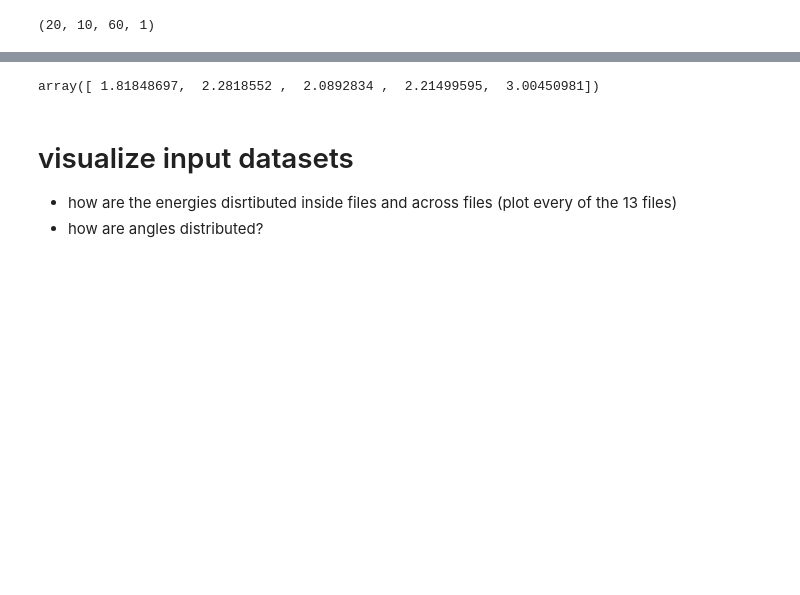
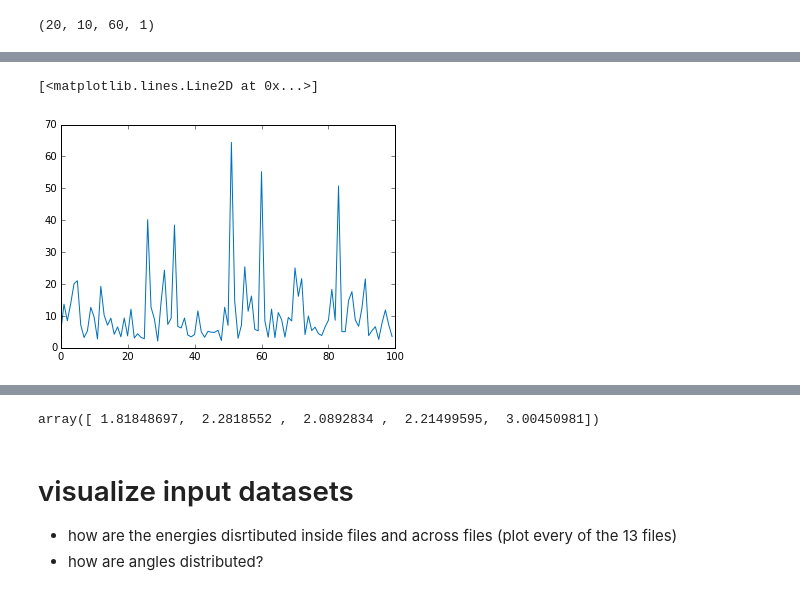
Before and after one commit to johk95/DeepIceLearning, a Jupyter notebook: johannes/updownclassification_3/visualize_input_data.ipynb, the cells around one changed output, grey strips where cells are left out. Drawn from its saved outputs; the diff is of its cells as text; code cells hidden in the pictures; blank space fills up the shorter version.

```diff
--- a/johannes/updownclassification_3/visualize_input_data.ipynb
+++ b/johannes/updownclassification_3/visualize_input_data.ipynb
@@ -148,5 +150,5 @@ f._get_node("/reco_vals").col("zenith")[0:1].shape
 # %%
-input_data=f["time"]
+input_data=f.root.charge
 # %%
 input_data[0].shape
 # %% [output]
@@ -161,0 +156,23 @@ array([ 1.81848697,  2.2818552 ,  2.0892834 ,  2.21499595,  3.00450981])
+# %%
+h=np.sort(f.root.reco_vals[:]["energy"])
+# %%
+l=len(input_data)
+mini, mininz, maxi, maxinz = np.zeros((l)),np.zeros((l)),np.zeros((l)),np.zeros((l))
+j,k=100,0
+for i in range(len(input_data)):
+    if f.root.reco_vals[i]["energy"] > h[-100]:
+        print "h", i
+        event = input_data[i]
+        mini[j] = np.min(event)
+        mininz[j] = np.min(event[event > 0])
+        maxi[j] = np.max(event)
+        maxinz[j] = np.max(event[event > 0])
+        j+=1
+    elif f.root.reco_vals[i]["energy"] < h[100]:
+        print "l", i
+        event = input_data[i]
+        mini[k] = np.min(event)
+        mininz[k] = np.min(event[event > 0])
+        maxi[k] = np.max(event)
+        maxinz[k] = np.max(event[event > 0])
+        k+=1
@@ -161,0 +197,7 @@ array([ 1.81848697,  2.2818552 ,  2.0892834 ,  2.21499595,  3.00450981])
+# %%
+mini, mininz, maxi = mini[0:199], mininz[0:199], maxi[0:199]
+# %%
+plt.plot(maxi[:100])
+# %% [output]
+[<matplotlib.lines.Line2D at 0x...>]
+[figure, added]
```
Also changed, not shown: parts of 9 cells of this notebook, 3 other files.
